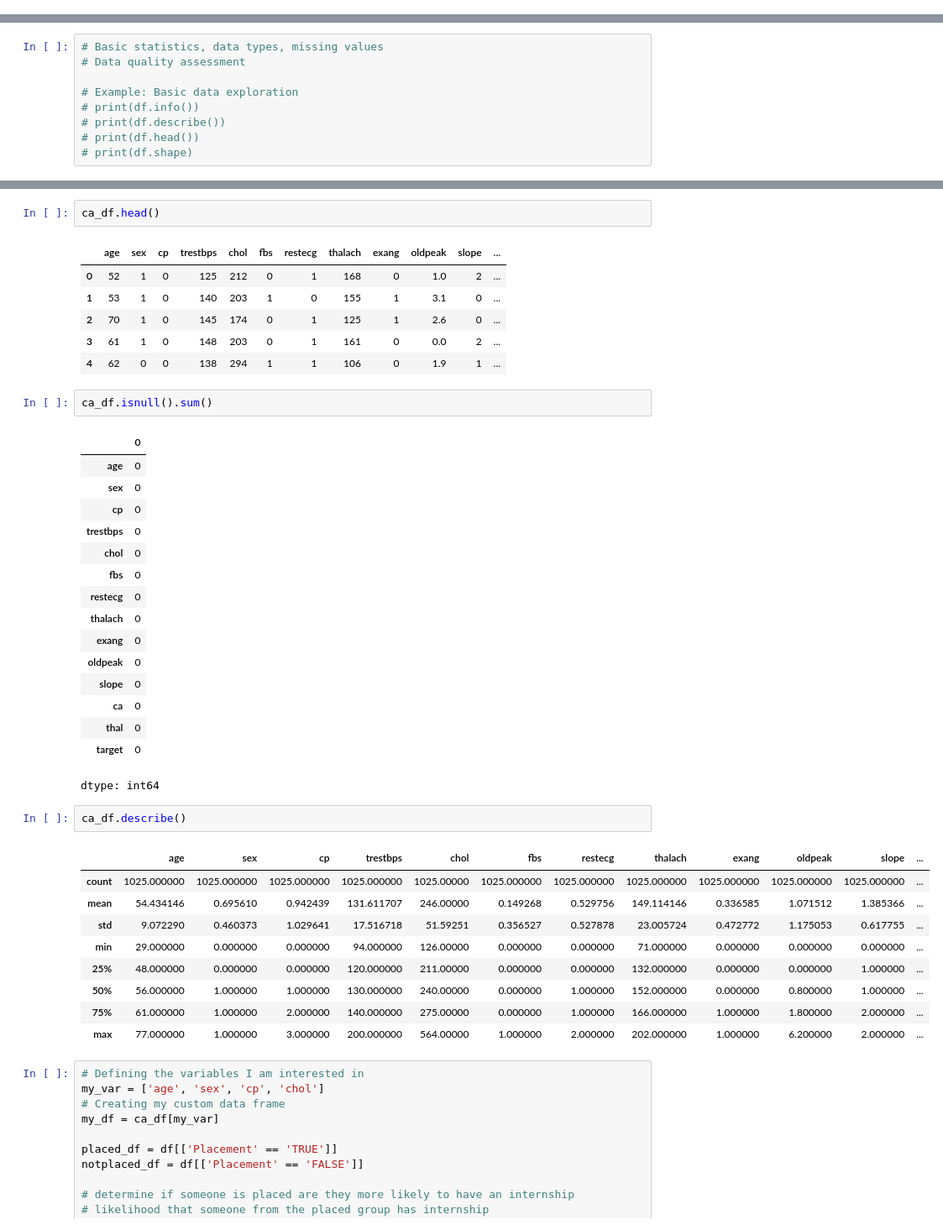
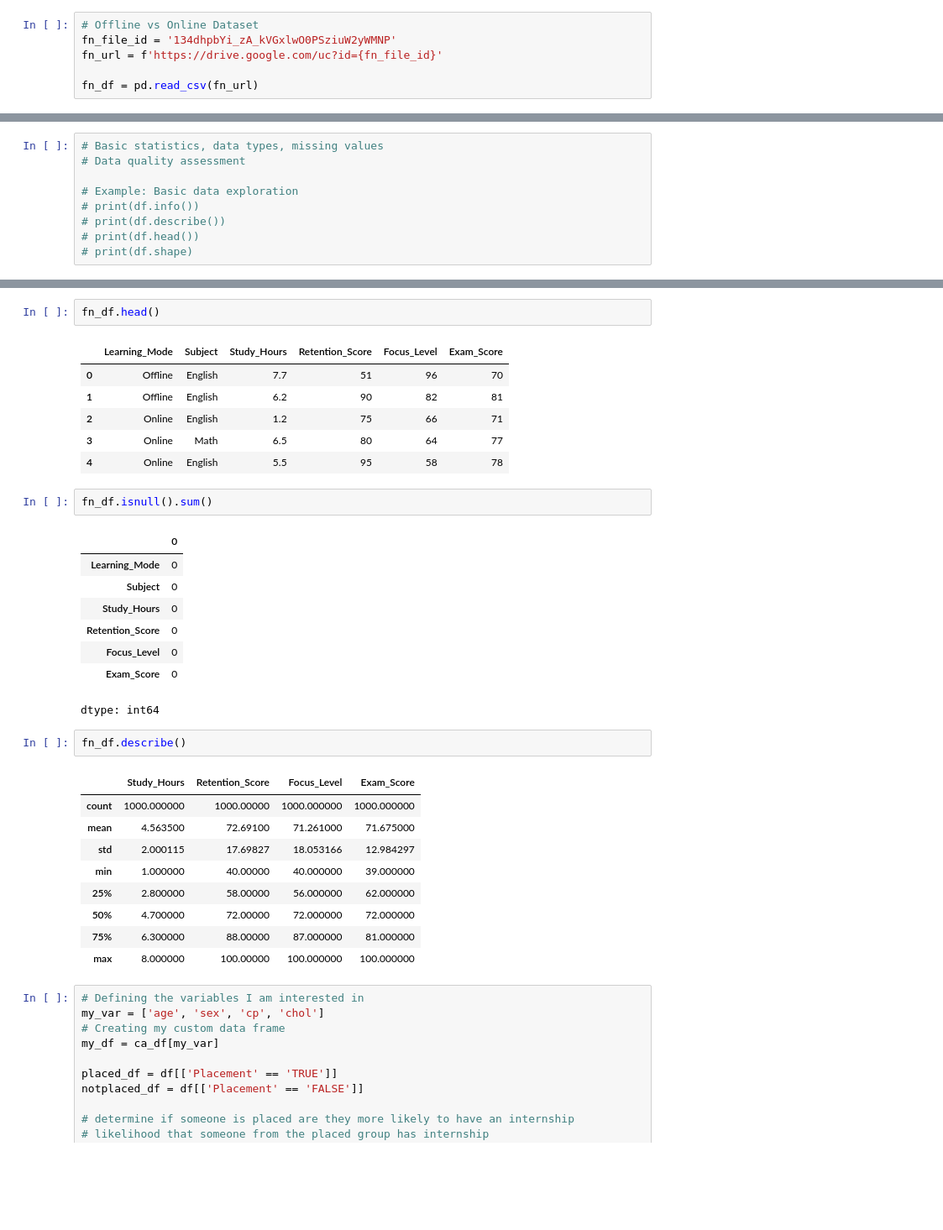
Before and after one commit to Gavin-Ricks/SBX-PROJECTS, a Jupyter notebook: sbx_proposal_notebook.ipynb, the cells around one changed output, grey strips where cells are left out. Shown at 84% size. Cells and saved outputs as stored; diff of their text form; blank space fills up the shorter version.

```diff
--- a/sbx_proposal_notebook.ipynb
+++ b/sbx_proposal_notebook.ipynb
@@ -131,3 +124,9 @@ ca_df = pd.read_csv(ca_url)
+# %%
+# Offline vs Online Dataset
+fn_file_id = '134dhpbYi_zA_kVGxlwO0PSziuW2yWMNP'
+fn_url = f'https://drive.google.com/uc?id={fn_file_id}'
+
+fn_df = pd.read_csv(fn_url)
 # %%
 # Cardiac Arrest dataset
 # link: https://drive.google.com/file/d/1yPVFi4AVwy3CysWce36Ls4GuF_nSbkBK/view?usp=sharing
@@ -175,43 +170,35 @@ memory usage: 112.2 KB
 # %%
-ca_df.head()
+fn_df.head()
 # %% [output]
-|  | age | sex | cp | trestbps | chol | fbs | restecg | thalach | exang | oldpeak | slope | ... |
-| 0 | 52 | 1 | 0 | 125 | 212 | 0 | 1 | 168 | 0 | 1.0 | 2 | ... |
-| 1 | 53 | 1 | 0 | 140 | 203 | 1 | 0 | 155 | 1 | 3.1 | 0 | ... |
-| 2 | 70 | 1 | 0 | 145 | 174 | 0 | 1 | 125 | 1 | 2.6 | 0 | ... |
-| 3 | 61 | 1 | 0 | 148 | 203 | 0 | 1 | 161 | 0 | 0.0 | 2 | ... |
-| 4 | 62 | 0 | 0 | 138 | 294 | 1 | 1 | 106 | 0 | 1.9 | 1 | ... |
+|  | Learning_Mode | Subject | Study_Hours | Retention_Score | Focus_Level | Exam_Score |
+| 0 | Offline | English | 7.7 | 51 | 96 | 70 |
+| 1 | Offline | English | 6.2 | 90 | 82 | 81 |
+| 2 | Online | English | 1.2 | 75 | 66 | 71 |
+| 3 | Online | Math | 6.5 | 80 | 64 | 77 |
+| 4 | Online | English | 5.5 | 95 | 58 | 78 |
 # %%
-ca_df.isnull().sum()
+fn_df.isnull().sum()
 # %% [output]
 |  | 0 |
-| age | 0 |
-| sex | 0 |
-| cp | 0 |
-| trestbps | 0 |
-| chol | 0 |
-| fbs | 0 |
-| restecg | 0 |
-| thalach | 0 |
-| exang | 0 |
-| oldpeak | 0 |
-| slope | 0 |
-| ca | 0 |
-| thal | 0 |
-| target | 0 |
+| Learning_Mode | 0 |
+| Subject | 0 |
+| Study_Hours | 0 |
+| Retention_Score | 0 |
+| Focus_Level | 0 |
+| Exam_Score | 0 |
 dtype: int64
 # %%
-ca_df.describe()
+fn_df.describe()
 # %% [output]
-|  | age | sex | cp | trestbps | chol | fbs | restecg | thalach | exang | oldpeak | slope | ... |
-| count | 1025.000000 | 1025.000000 | 1025.000000 | 1025.000000 | 1025.00000 | 1025.000000 | 1025.000000 | 1025.000000 | 1025.000000 | 1025.000000 | 1025.000000 | ... |
-| mean | 54.434146 | 0.695610 | 0.942439 | 131.611707 | 246.00000 | 0.149268 | 0.529756 | 149.114146 | 0.336585 | 1.071512 | 1.385366 | ... |
-| std | 9.072290 | 0.460373 | 1.029641 | 17.516718 | 51.59251 | 0.356527 | 0.527878 | 23.005724 | 0.472772 | 1.175053 | 0.617755 | ... |
-| min | 29.000000 | 0.000000 | 0.000000 | 94.000000 | 126.00000 | 0.000000 | 0.000000 | 71.000000 | 0.000000 | 0.000000 | 0.000000 | ... |
-| 25% | 48.000000 | 0.000000 | 0.000000 | 120.000000 | 211.00000 | 0.000000 | 0.000000 | 132.000000 | 0.000000 | 0.000000 | 1.000000 | ... |
-| 50% | 56.000000 | 1.000000 | 1.000000 | 130.000000 | 240.00000 | 0.000000 | 1.000000 | 152.000000 | 0.000000 | 0.800000 | 1.000000 | ... |
-| 75% | 61.000000 | 1.000000 | 2.000000 | 140.000000 | 275.00000 | 0.000000 | 1.000000 | 166.000000 | 1.000000 | 1.800000 | 2.000000 | ... |
-| max | 77.000000 | 1.000000 | 3.000000 | 200.000000 | 564.00000 | 1.000000 | 2.000000 | 202.000000 | 1.000000 | 6.200000 | 2.000000 | ... |
+|  | Study_Hours | Retention_Score | Focus_Level | Exam_Score |
+| count | 1000.000000 | 1000.00000 | 1000.000000 | 1000.000000 |
+| mean | 4.563500 | 72.69100 | 71.261000 | 71.675000 |
+| std | 2.000115 | 17.69827 | 18.053166 | 12.984297 |
+| min | 1.000000 | 40.00000 | 40.000000 | 39.000000 |
+| 25% | 2.800000 | 58.00000 | 56.000000 | 62.000000 |
+| 50% | 4.700000 | 72.00000 | 72.000000 | 72.000000 |
+| 75% | 6.300000 | 88.00000 | 87.000000 | 81.000000 |
+| max | 8.000000 | 100.00000 | 100.000000 | 100.000000 |
 # %%
 # Defining the variables I am interested in
 my_var = ['age', 'sex', 'cp', 'chol']
```
Also changed, not shown: parts of 4 cells of this notebook.
